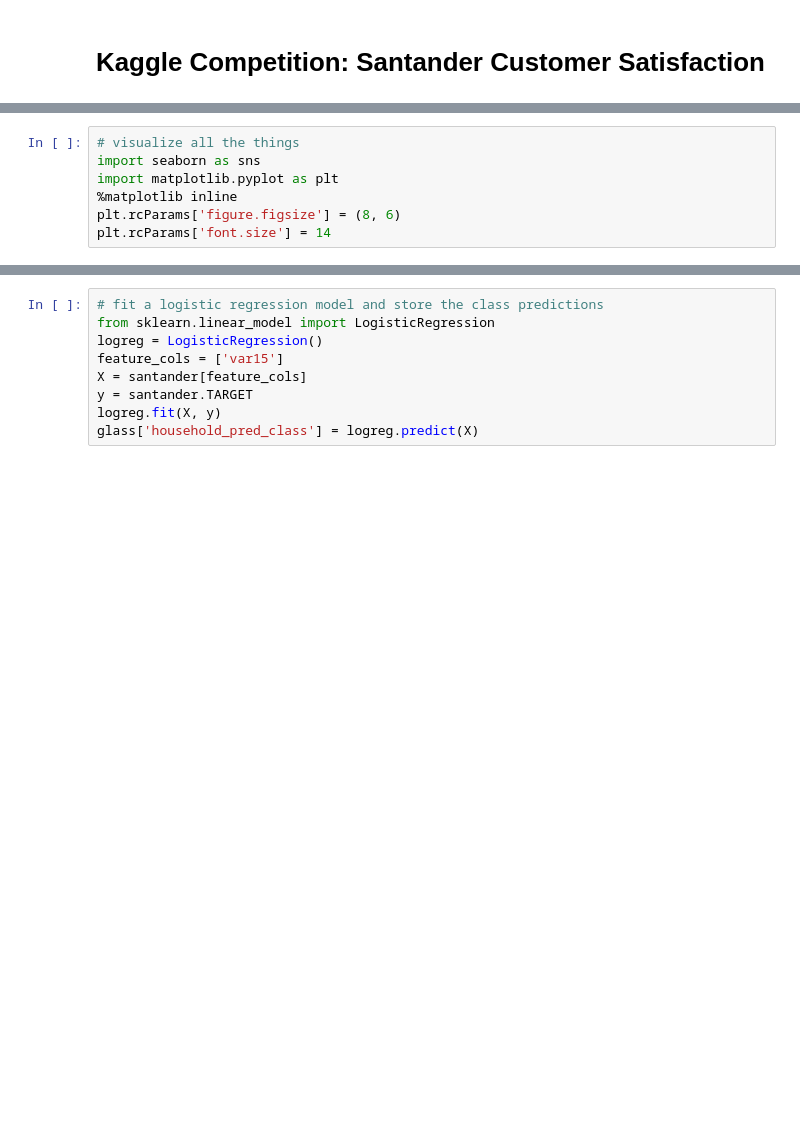
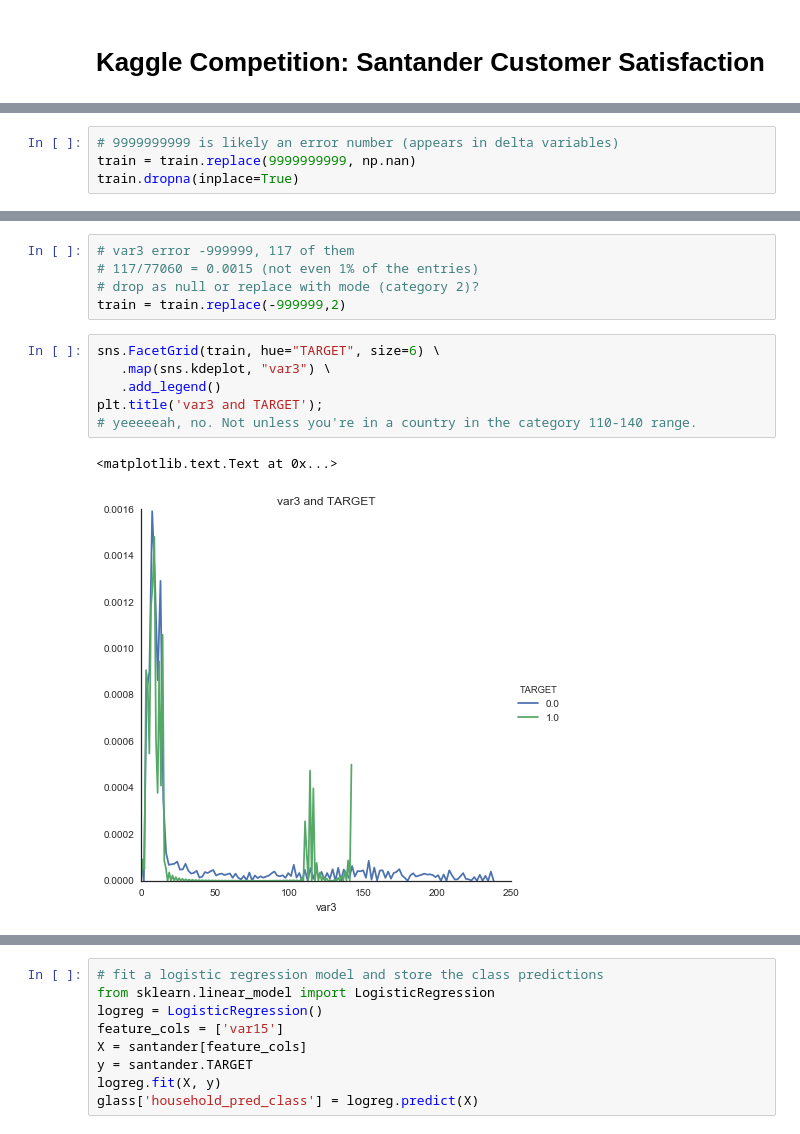
Before and after one commit to sketchychen/kaggle_santander, a Jupyter notebook: Kaggle_Santander.ipynb, the cells around one changed output, grey strips where cells are left out. Cells and saved outputs as stored; diff of their text form; blank space fills up the shorter version.

```diff
--- a/Kaggle_Santander.ipynb
+++ b/Kaggle_Santander.ipynb
@@ -46,7 +50,0 @@ s.tail(10)
-# %%
-# visualize all the things
-import seaborn as sns
-import matplotlib.pyplot as plt
-%matplotlib inline
-plt.rcParams['figure.figsize'] = (8, 6)
-plt.rcParams['font.size'] = 14
@@ -55,0 +51,4 @@ santander.plot(kind='scatter', x='var15', y='TARGET', alpha=0.1)
+# %%
+# 9999999999 is likely an error number (appears in delta variables)
+train = train.replace(9999999999, np.nan)
+train.dropna(inplace=True)
@@ -56,2 +79,16 @@ santander.plot(kind='scatter', x='var15', y='TARGET', alpha=0.1)
+# %%
+# var3 error -999999, 117 of them
+# 117/77060 = 0.0015 (not even 1% of the entries)
+# drop as null or replace with mode (category 2)?
+train = train.replace(-999999,2)
+# %%
+sns.FacetGrid(train, hue="TARGET", size=6) \
+   .map(sns.kdeplot, "var3") \
+   .add_legend()
+plt.title('var3 and TARGET');
+# yeeeeeah, no. Not unless you're in a country in the category 110-140 range.
+# %% [output]
+<matplotlib.text.Text at 0x...>
+[figure, added]
 # %%
 # %% [output]
```
Also changed, not shown: parts of 23 cells of this notebook, 12 other files.
